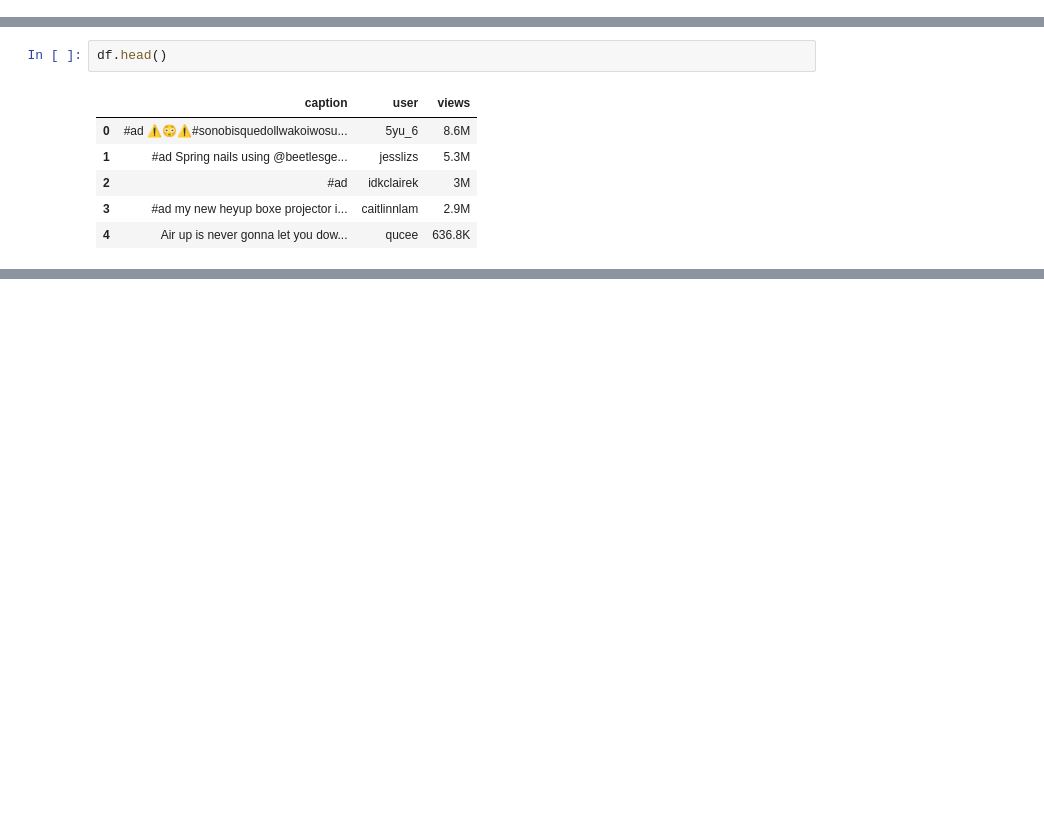
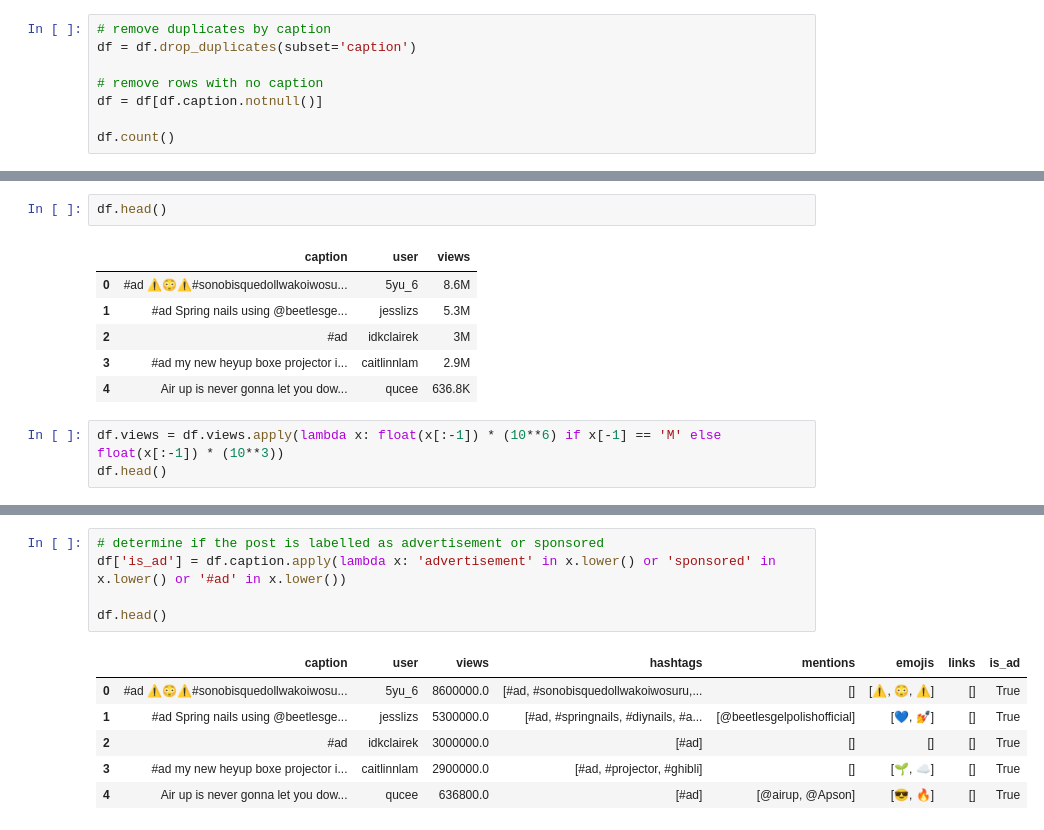
Before and after one commit to thomasuebi/tiktok-scraper, a Jupyter notebook: analyze.ipynb, the cells around one changed output, grey strips where cells are left out. Saved outputs shown, nothing was run; the diff lists cells and outputs as text; blank space fills up the shorter version.

```diff
--- a/analyze.ipynb
+++ b/analyze.ipynb
@@ -30,0 +22,8 @@ memory usage: 466.5+ KB
+# %%
+# remove duplicates by caption
+df = df.drop_duplicates(subset='caption')
+
+# remove rows with no caption
+df = df[df.caption.notnull()]
+
+df.count()
@@ -37,3 +41,6 @@ df.head()
 | 2 | #ad | idkclairek | 3M |
 | 3 | #ad my new heyup boxe projector i... | caitlinnlam | 2.9M |
 | 4 | Air up is never gonna let you dow... | qucee | 636.8K |
+# %%
+df.views = df.views.apply(lambda x: float(x[:-1]) * (10**6) if x[-1] == 'M' else float(x[:-1]) * (10**3))
+df.head()
@@ -39,0 +68,12 @@ df.head()
+# %%
+# determine if the post is labelled as advertisement or sponsored
+df['is_ad'] = df.caption.apply(lambda x: 'advertisement' in x.lower() or 'sponsored' in x.lower() or '#ad' in x.lower())
+
+df.head()
+# %% [output]
+|  | caption | user | views | hashtags | mentions | emojis | links | is_ad |
+| 0 | #ad ⚠️😳⚠️#sonobisquedollwakoiwosu... | 5yu_6 | 8600000.0 | [#ad, #sonobisquedollwakoiwosuru,... | [] | [⚠, 😳, ⚠] | [] | True |
+| 1 | #ad Spring nails using @beetlesge... | jesslizs | 5300000.0 | [#ad, #springnails, #diynails, #a... | [@beetlesgelpolishofficial] | [💙, 💅] | [] | True |
+| 2 | #ad | idkclairek | 3000000.0 | [#ad] | [] | [] | [] | True |
+| 3 | #ad my new heyup boxe projector i... | caitlinnlam | 2900000.0 | [#ad, #projector, #ghibli] | [] | [🌱, ☁] | [] | True |
+| 4 | Air up is never gonna let you dow... | qucee | 636800.0 | [#ad] | [@airup, @Apson] | [😎, 🔥] | [] | True |
```
Also changed, not shown: parts of 7 cells of this notebook.
